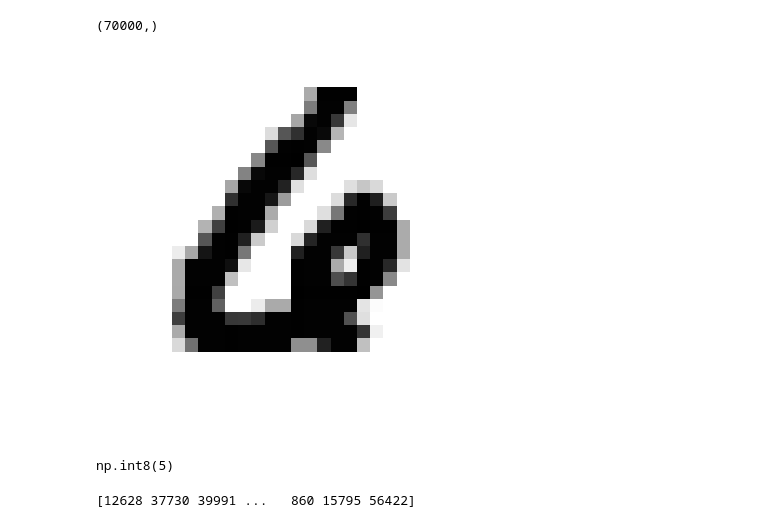
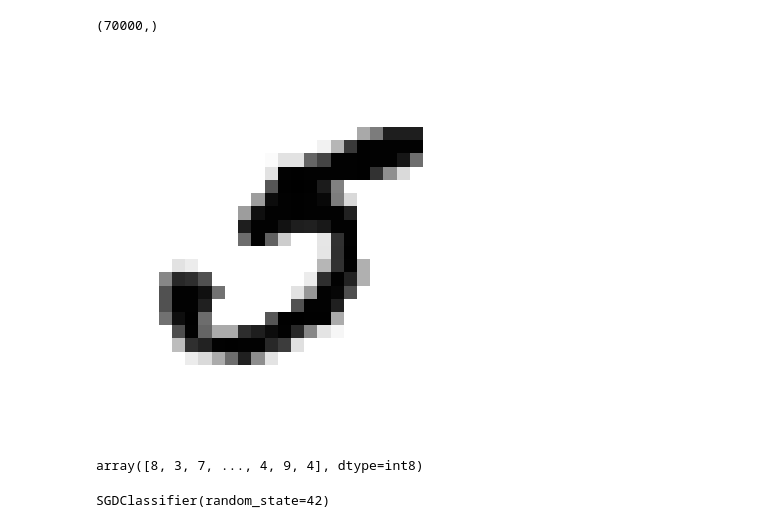
Before and after one commit to cuong123-tech/MNIST, a Jupyter notebook: MNIST.ipynb, the cells around one changed output. Cells and saved outputs as stored; diff of their text form; code cells hidden in the pictures.

```diff
--- a/MNIST.ipynb
+++ b/MNIST.ipynb
@@ -85,25 +85,34 @@ y.shape
 # %%
 #%matplotlib inline
 import matplotlib
 
-some_digit = X[40000]
+some_digit = X[36000]
 #Reshape the 784 features to an 28x28 array and show the image
 some_digit_image = some_digit.reshape(28,28)
 plt.imshow(some_digit_image, cmap = matplotlib.cm.binary, interpolation="nearest")
 plt.axis("off")
 plt.show()
 # %% [output]
-[figure, old version]
+[figure, new version]
-# %%
-y[36000]
-# %% [output]
-np.int8(5)
 # %%
 #Create the training set and the test set
 X_train, X_test, y_train, y_test = X[:60000], X[60000:], y[:60000], y[60000:]
 # %%
 #Shuffle the training data, because some algorithms are sensitive with some kind of same data in a row
 shuffle_index = np.random.permutation(60000)
-print(shuffle_index)
+X_train, y_train = X_train[shuffle_index], y_train[shuffle_index]
-# %% [output]
-[12628 37730 39991 ...   860 15795 56422]
+# %%
+#TRAINING A BINARY CLASSIFIER
+#create the target vectors for classifying just two classes, 5 and not-5
+y_train_5 = (y_train == 5)
+y_test_5 = (y_test == 5)
+y_train
+# %% [output]
+array([8, 3, 7, ..., 4, 9, 4], dtype=int8)
+# %%
+#Choose a classifier and train it
+from sklearn.linear_model import SGDClassifier
+sgd_clf = SGDClassifier(random_state=42)
+sgd_clf.fit(X_train, y_train_5)
+# %% [output]
+SGDClassifier(random_state=42)
```
Also changed, not shown: parts of 1 cell of this notebook.
